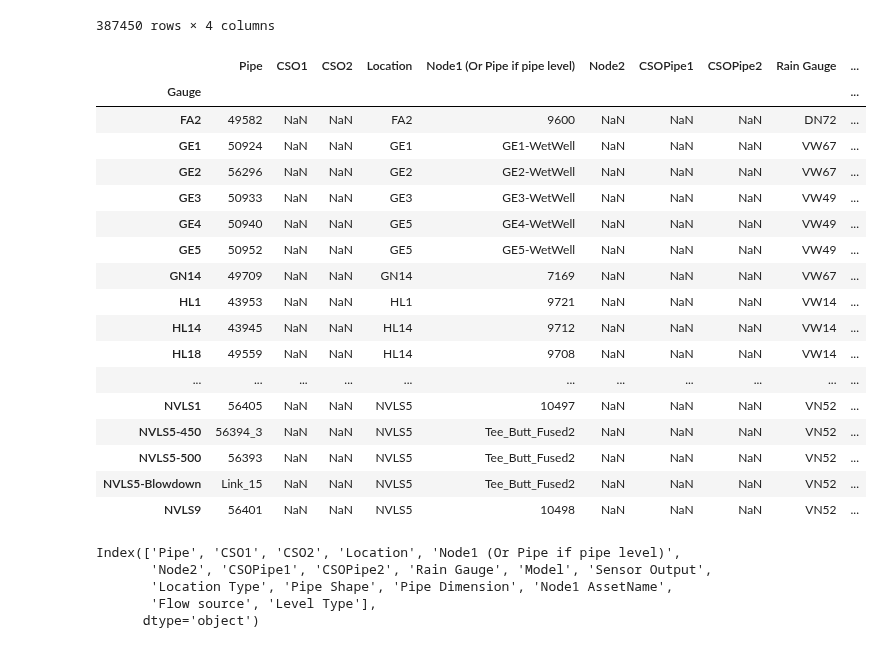
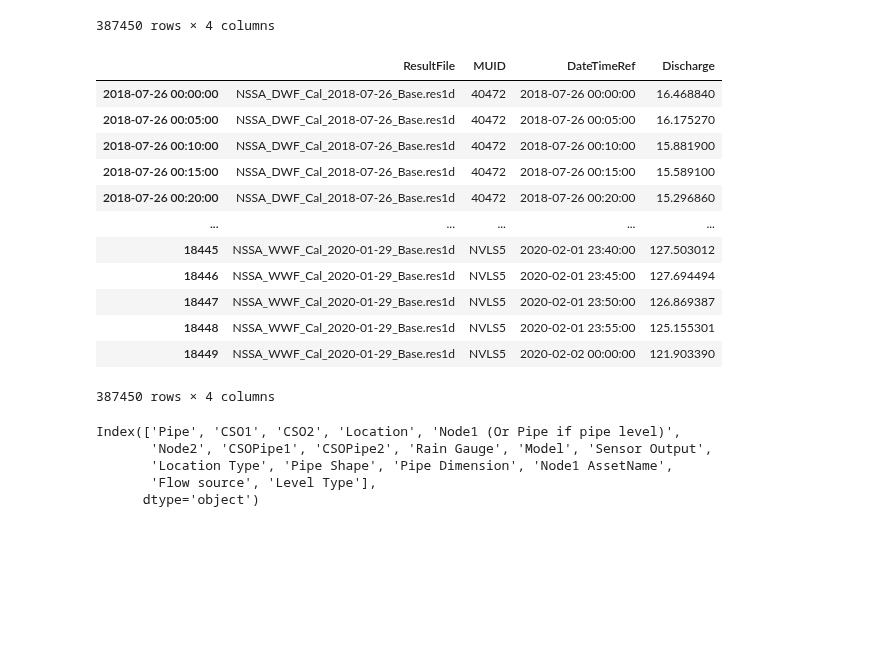
Before and after one commit to henriklocke/Calibration, a Jupyter notebook: Calibration.ipynb, the cells around one changed output. Drawn from its saved outputs; the diff is of its cells as text; code cells hidden in the pictures; blank space fills up the shorter version.

```diff
--- a/Calibration.ipynb
+++ b/Calibration.ipynb
@@ -349,13 +387,14 @@ for f in os.listdir(result_folder):
                         flow_df = pd.DataFrame(index = resultdata.dfTimeStamp)
                         flow_df['ResultFile'] = f
                         flow_df['MUID'] = rid
+                        flow_df['DateTimeRef'] = flow_df.index
                         flow_df['Discharge'] = values
                         flow_df['Discharge'] = flow_df['Discharge'] * 1000
 
                         if rolling_average == True:
                             flow_df['Discharge_Hourly'] = flow_df['Discharge'].rolling('1h').mean()
 
-                        flow_df['DateTimeRef'] = flow_df.index
+
 
                         if first_flow == True:
                             flow_df_all = flow_df.copy()
@@ -366,10 +405,11 @@ for f in os.listdir(result_folder):
 
         first_round = False
 
-# #Summation
-# df_result_sum = pd.merge(flow_df_all,summation_df,how='inner',on=['MUID'])
-# df_result_sum = df_result_sum.groupby(['ResultFile','SUMTO','DateTimeRef']).agg({'Discharge':'sum'})
-# df_result_sum.reset_index(inplace=True)
-# df_result_sum.rename(columns = {'SUMTO':'MUID'},inplace=True)
-# flow_df_all = pd.concat([flow_df_all,df_result_sum])
+#Summation
+df_result_sum = pd.merge(flow_df_all,summation_df,how='inner',on=['MUID'])
+df_result_sum = df_result_sum.groupby(['ResultFile','SUMTO','DateTimeRef']).agg({'Discharge':'sum'})
+df_result_sum.reset_index(inplace=True)
+df_result_sum.set_index('DateTimeRef',drop=False,inplace=True)
+df_result_sum.rename(columns = {'SUMTO':'MUID'},inplace=True)
+flow_df_all = pd.concat([flow_df_all,df_result_sum])
 # %% [output]
@@ -445,26 +533,21 @@ flow_df_all
 | 18449 | NSSA_WWF_Cal_2020-01-29_Base.res1d | NVLS5 | 121.903390 | 2020-02-02 00:00:00 |
 387450 rows × 4 columns
 # %%
-gauges
+flow_df_all
 # %% [output]
-|  | Pipe | CSO1 | CSO2 | Location | Node1 (Or Pipe if pipe level) | Node2 | CSOPipe1 | CSOPipe2 | Rain Gauge | ... |
-| Gauge |  |  |  |  |  |  |  |  |  | ... |
-| FA2 | 49582 | NaN | NaN | FA2 | 9600 | NaN | NaN | NaN | DN72 | ... |
-| GE1 | 50924 | NaN | NaN | GE1 | GE1-WetWell | NaN | NaN | NaN | VW67 | ... |
-| GE2 | 56296 | NaN | NaN | GE2 | GE2-WetWell | NaN | NaN | NaN | VW67 | ... |
-| GE3 | 50933 | NaN | NaN | GE3 | GE3-WetWell | NaN | NaN | NaN | VW49 | ... |
-| GE4 | 50940 | NaN | NaN | GE5 | GE4-WetWell | NaN | NaN | NaN | VW49 | ... |
-| GE5 | 50952 | NaN | NaN | GE5 | GE5-WetWell | NaN | NaN | NaN | VW49 | ... |
-| GN14 | 49709 | NaN | NaN | GN14 | 7169 | NaN | NaN | NaN | VW67 | ... |
-| HL1 | 43953 | NaN | NaN | HL1 | 9721 | NaN | NaN | NaN | VW14 | ... |
-| HL14 | 43945 | NaN | NaN | HL14 | 9712 | NaN | NaN | NaN | VW14 | ... |
-| HL18 | 49559 | NaN | NaN | HL14 | 9708 | NaN | NaN | NaN | VW14 | ... |
-| ... | ... | ... | ... | ... | ... | ... | ... | ... | ... | ... |
-| NVLS1 | 56405 | NaN | NaN | NVLS5 | 10497 | NaN | NaN | NaN | VN52 | ... |
-| NVLS5-450 | 56394_3 | NaN | NaN | NVLS5 | Tee_Butt_Fused2 | NaN | NaN | NaN | VN52 | ... |
-| NVLS5-500 | 56393 | NaN | NaN | NVLS5 | Tee_Butt_Fused2 | NaN | NaN | NaN | VN52 | ... |
-| NVLS5-Blowdown | Link_15 | NaN | NaN | NVLS5 | Tee_Butt_Fused2 | NaN | NaN | NaN | VN52 | ... |
-| NVLS9 | 56401 | NaN | NaN | NVLS5 | 10498 | NaN | NaN | NaN | VN52 | ... |
+|  | ResultFile | MUID | DateTimeRef | Discharge |
+| 2018-07-26 00:00:00 | NSSA_DWF_Cal_2018-07-26_Base.res1d | 40472 | 2018-07-26 00:00:00 | 16.468840 |
+| 2018-07-26 00:05:00 | NSSA_DWF_Cal_2018-07-26_Base.res1d | 40472 | 2018-07-26 00:05:00 | 16.175270 |
+| 2018-07-26 00:10:00 | NSSA_DWF_Cal_2018-07-26_Base.res1d | 40472 | 2018-07-26 00:10:00 | 15.881900 |
+| 2018-07-26 00:15:00 | NSSA_DWF_Cal_2018-07-26_Base.res1d | 40472 | 2018-07-26 00:15:00 | 15.589100 |
+| 2018-07-26 00:20:00 | NSSA_DWF_Cal_2018-07-26_Base.res1d | 40472 | 2018-07-26 00:20:00 | 15.296860 |
+| ... | ... | ... | ... | ... |
+| 18445 | NSSA_WWF_Cal_2020-01-29_Base.res1d | NVLS5 | 2020-02-01 23:40:00 | 127.503012 |
+| 18446 | NSSA_WWF_Cal_2020-01-29_Base.res1d | NVLS5 | 2020-02-01 23:45:00 | 127.694494 |
+| 18447 | NSSA_WWF_Cal_2020-01-29_Base.res1d | NVLS5 | 2020-02-01 23:50:00 | 126.869387 |
+| 18448 | NSSA_WWF_Cal_2020-01-29_Base.res1d | NVLS5 | 2020-02-01 23:55:00 | 125.155301 |
+| 18449 | NSSA_WWF_Cal_2020-01-29_Base.res1d | NVLS5 | 2020-02-02 00:00:00 | 121.903390 |
+387450 rows × 4 columns
 # %%
 gauges.columns
 # %% [output]
```
Also changed, not shown: parts of 11 cells of this notebook.
